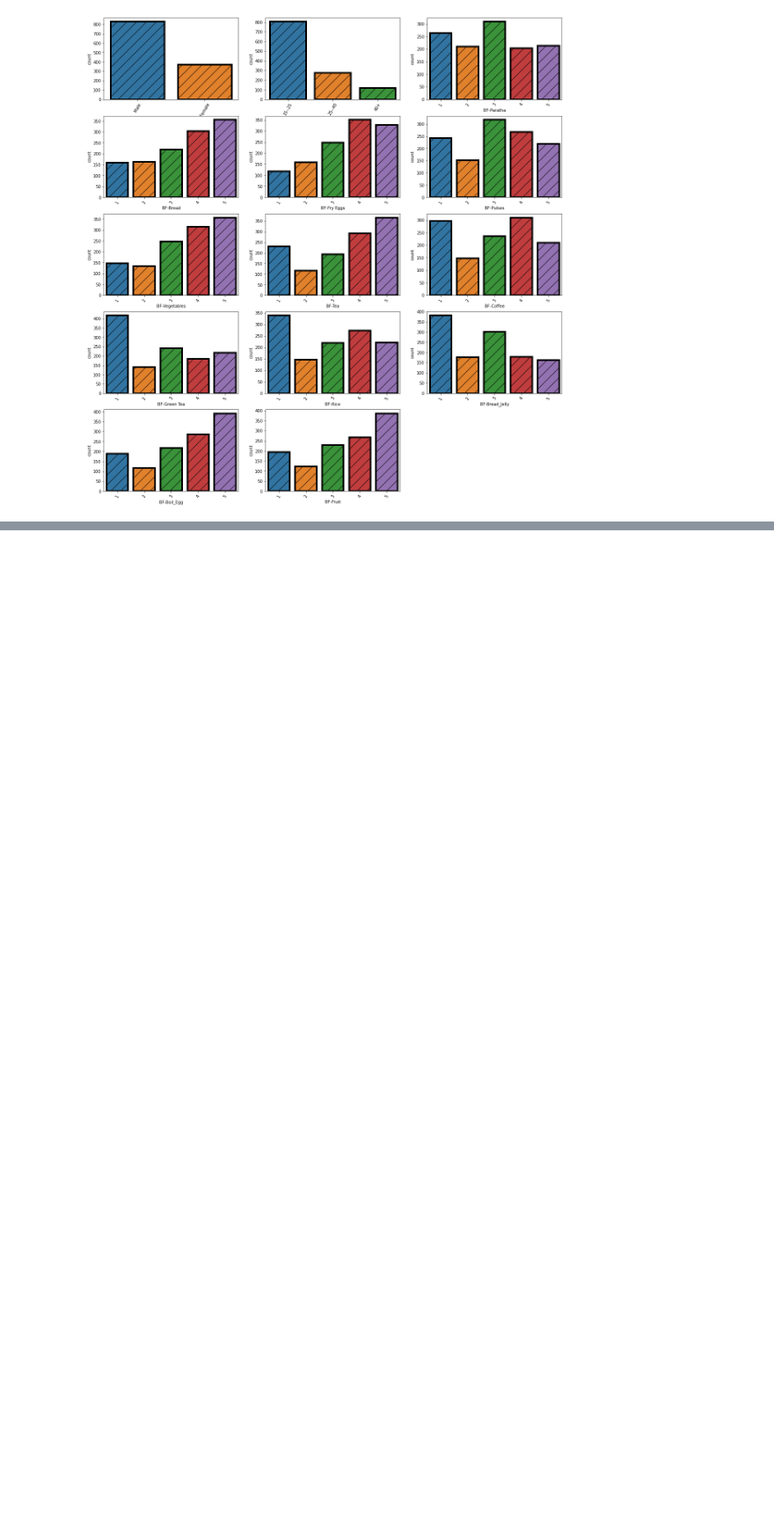
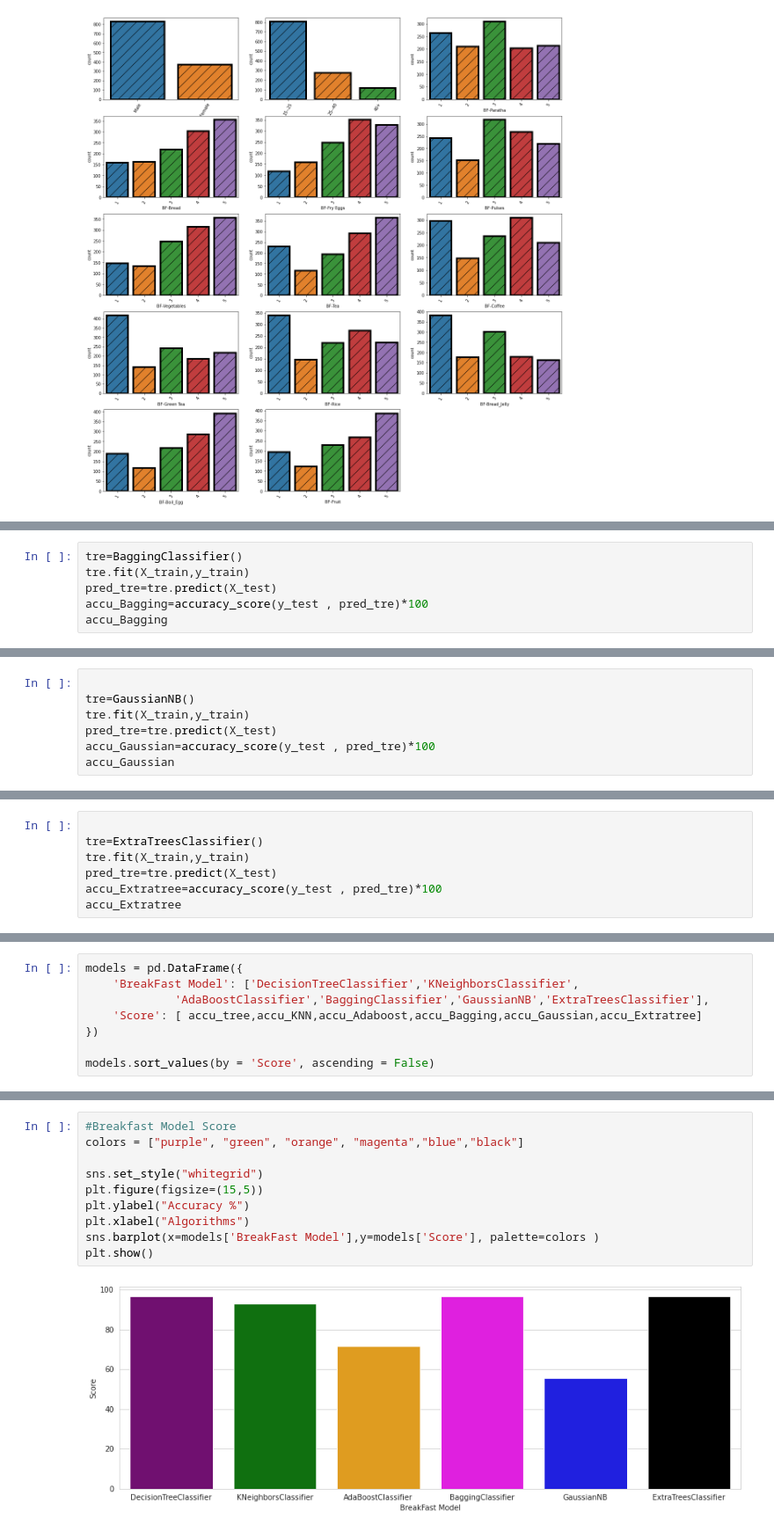
Before and after one commit to tofael950/Food, a Jupyter notebook: Food_Project_.ipynb, the cells around one changed output, grey strips where cells are left out. Shown at 88% size. Cells and saved outputs as stored; diff of their text form; blank space fills up the shorter version.

```diff
--- a/Food_Project_.ipynb
+++ b/Food_Project_.ipynb
@@ -284,0 +771,6 @@ for i in enumerate(Breakfast_feature):
+# %%
+tre=BaggingClassifier()
+tre.fit(X_train,y_train)
+pred_tre=tre.predict(X_test)
+accu_Bagging=accuracy_score(y_test , pred_tre)*100
+accu_Bagging
@@ -284,0 +793,7 @@ for i in enumerate(Breakfast_feature):
+# %%
+
+tre=GaussianNB()
+tre.fit(X_train,y_train)
+pred_tre=tre.predict(X_test)
+accu_Gaussian=accuracy_score(y_test , pred_tre)*100
+accu_Gaussian
@@ -284,0 +816,7 @@ for i in enumerate(Breakfast_feature):
+# %%
+
+tre=ExtraTreesClassifier()
+tre.fit(X_train,y_train)
+pred_tre=tre.predict(X_test)
+accu_Extratree=accuracy_score(y_test , pred_tre)*100
+accu_Extratree
@@ -284,0 +839,8 @@ for i in enumerate(Breakfast_feature):
+# %%
+models = pd.DataFrame({
+    'BreakFast Model': ['DecisionTreeClassifier','KNeighborsClassifier',
+             'AdaBoostClassifier','BaggingClassifier','GaussianNB','ExtraTreesClassifier'],
+    'Score': [ accu_tree,accu_KNN,accu_Adaboost,accu_Bagging,accu_Gaussian,accu_Extratree]
+})
+
+models.sort_values(by = 'Score', ascending = False)
@@ -284,0 +855,12 @@ for i in enumerate(Breakfast_feature):
+# %%
+#Breakfast Model Score
+colors = ["purple", "green", "orange", "magenta","blue","black"]
+
+sns.set_style("whitegrid")
+plt.figure(figsize=(15,5))
+plt.ylabel("Accuracy %")
+plt.xlabel("Algorithms")
+sns.barplot(x=models['BreakFast Model'],y=models['Score'], palette=colors )
+plt.show()
+# %% [output]
+[figure, added]
```
Also changed, not shown: parts of 69 cells of this notebook.
